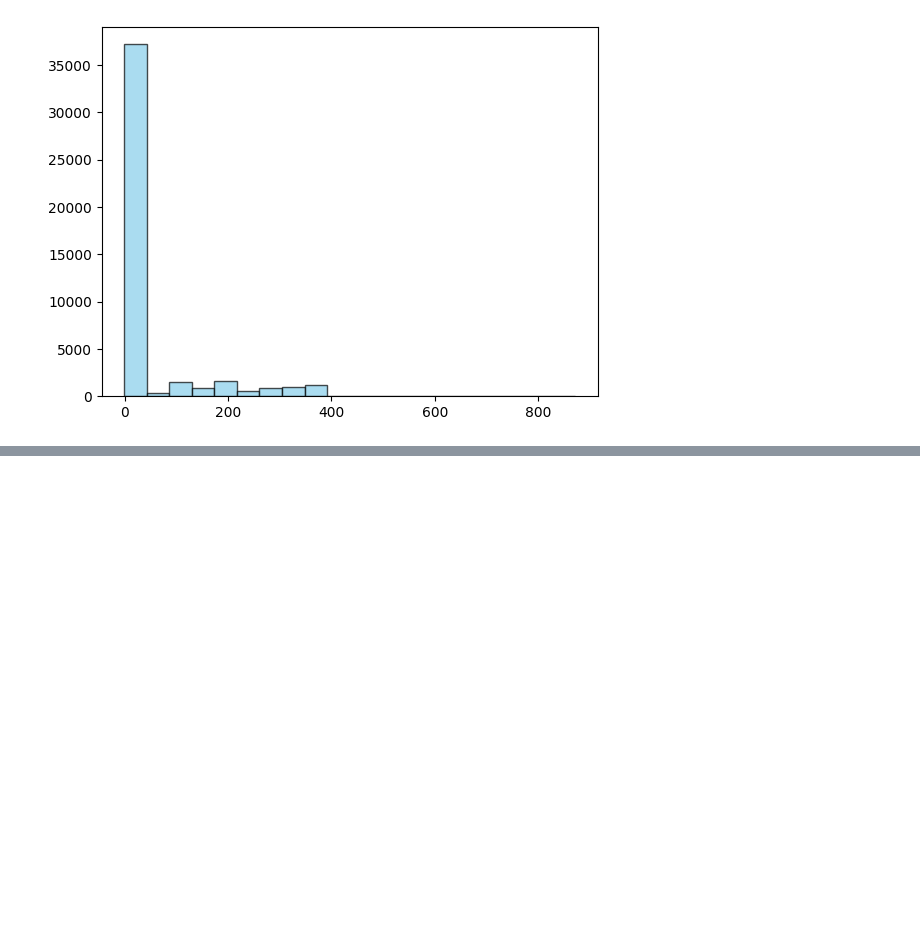
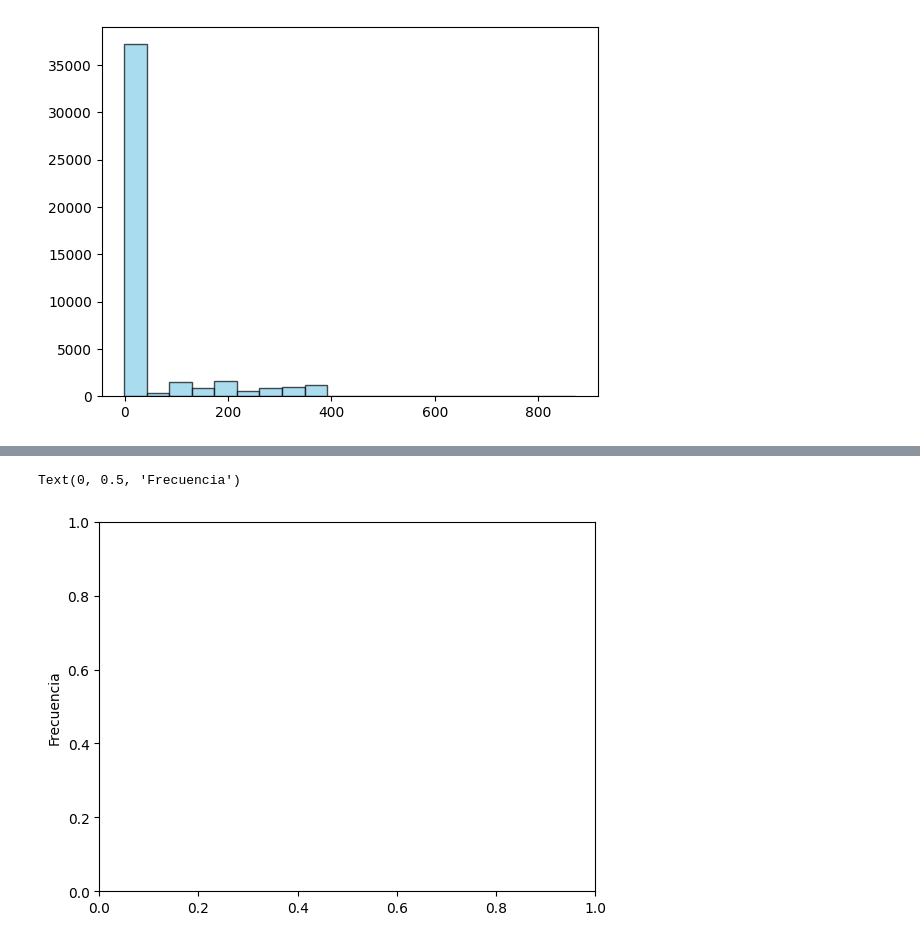
Before and after one commit to miemguri/Talentotech2024, a Jupyter notebook: 3_Practicabancos.ipynb, the cells around one changed output, grey strips where cells are left out. Saved outputs shown, nothing was run; the diff lists cells and outputs as text; code cells hidden in the pictures; blank space fills up the shorter version.

```diff
--- a/3_Practicabancos.ipynb
+++ b/3_Practicabancos.ipynb
@@ -285,0 +305,5 @@ plt.hist (data['pdays'], bins= 20, color ='skyblue', edgecolor = 'black', alpha=
+# %%
+plt.ylabel('Frecuencia')
+# %% [output]
+Text(0, 0.5, 'Frecuencia')
+[figure, added]
```
Also changed, not shown: parts of 23 cells of this notebook.
